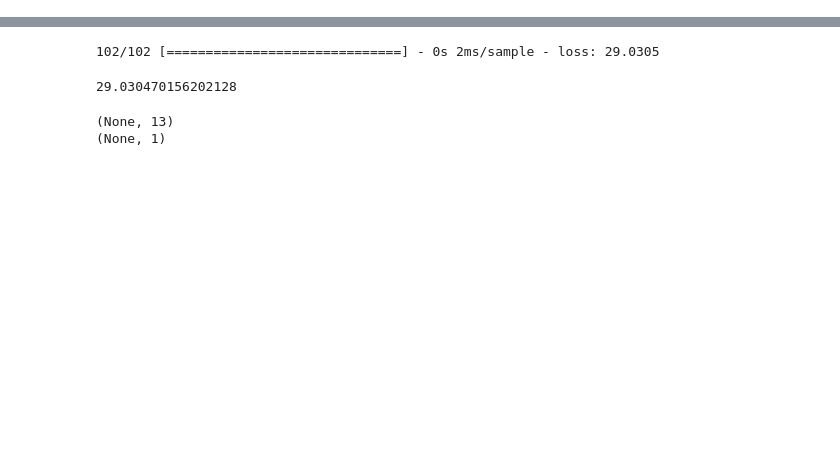
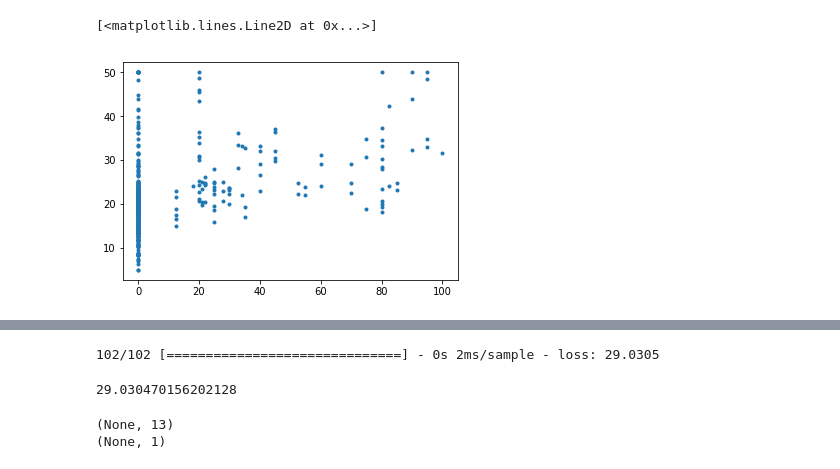
Before and after one commit to ifnjin/2019nams, a Jupyter notebook: Boston Housing.ipynb, the cells around one changed output, grey strips where cells are left out. Cells and saved outputs as stored; diff of their text form; code cells hidden in the pictures; blank space fills up the shorter version.

```diff
--- a/Boston Housing.ipynb
+++ b/Boston Housing.ipynb
@@ -12,0 +20,5 @@ import matplotlib.pyplot as plt
+# %%
+plt.plot(x_train[:,1],y_train,'.')
+# %% [output]
+[<matplotlib.lines.Line2D at 0x...>]
+[figure, added]
```
Also changed, not shown: parts of 22 cells of this notebook.
